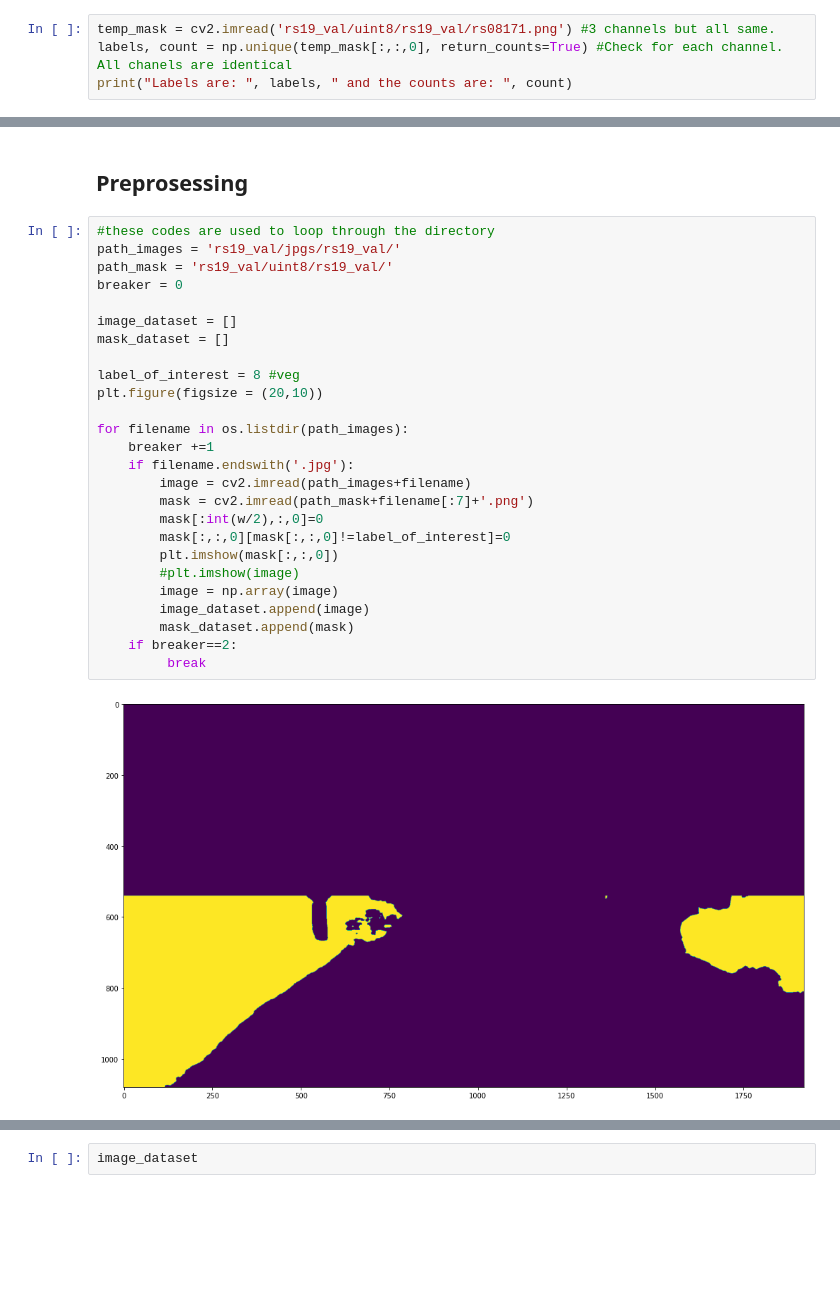
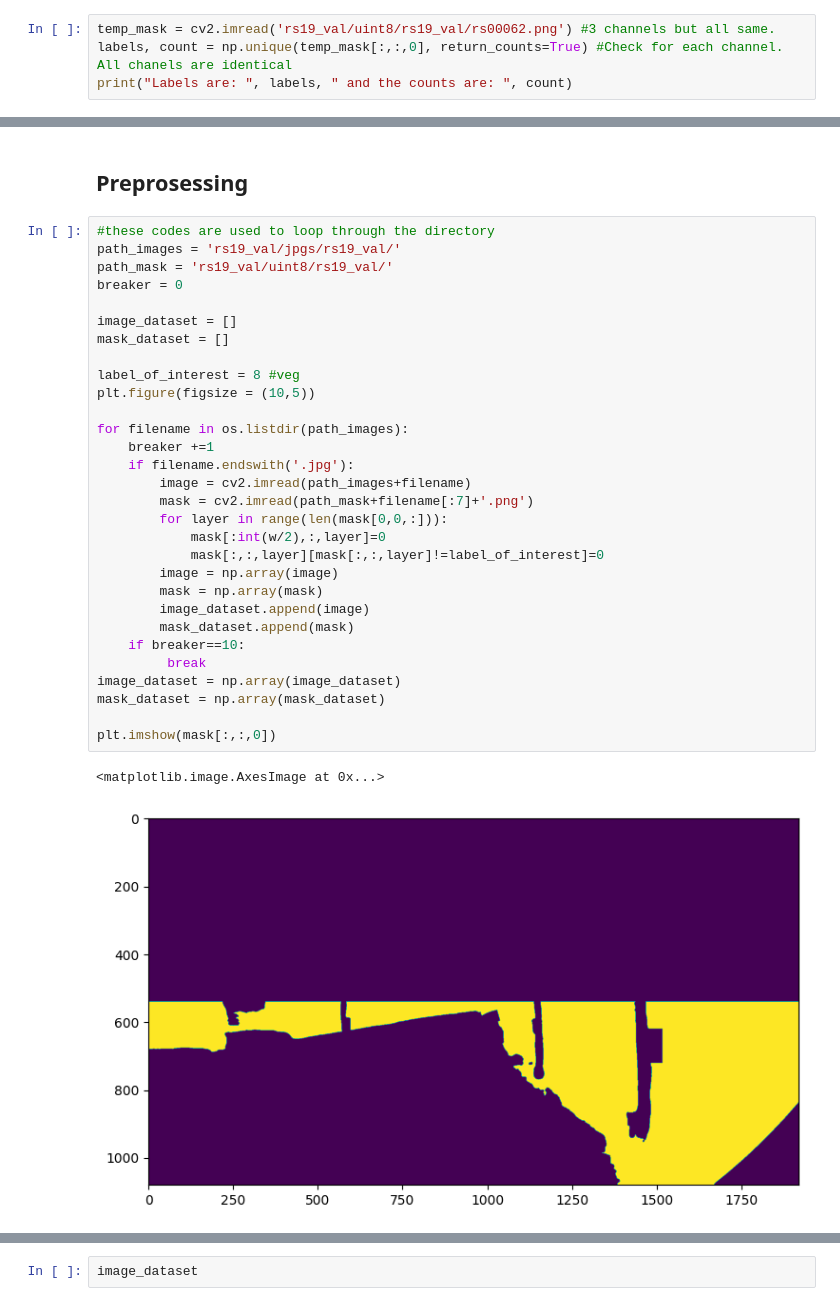
Before and after one commit to khoadaniel/vegetation-detection-railways, a Jupyter notebook: base-line-model.ipynb, the cells around one changed output, grey strips where cells are left out. Saved outputs shown, nothing was run; the diff lists cells and outputs as text; blank space fills up the shorter version.

```diff
--- a/base-line-model.ipynb
+++ b/base-line-model.ipynb
@@ -8,7 +10,7 @@ from matplotlib.pyplot import figure
 # %% [markdown]
 ## EDA
 # %%
-temp_mask = cv2.imread('rs19_val/uint8/rs19_val/rs08171.png') #3 channels but all same.
+temp_mask = cv2.imread('rs19_val/uint8/rs19_val/rs00062.png') #3 channels but all same.
 labels, count = np.unique(temp_mask[:,:,0], return_counts=True) #Check for each channel. All chanels are identical
 print("Labels are: ", labels, " and the counts are: ", count)
 # %% [output]
@@ -41,28 +50,33 @@ len(np.unique(temp_mask[:,:,0]))
 # %%
 #these codes are used to loop through the directory
 path_images = 'rs19_val/jpgs/rs19_val/'
 path_mask = 'rs19_val/uint8/rs19_val/'
 breaker = 0
 
 image_dataset = []
 mask_dataset = []
 
 label_of_interest = 8 #veg
-plt.figure(figsize = (20,10))
+plt.figure(figsize = (10,5))
 
 for filename in os.listdir(path_images):
     breaker +=1
     if filename.endswith('.jpg'):
         image = cv2.imread(path_images+filename)
         mask = cv2.imread(path_mask+filename[:7]+'.png')
-        mask[:int(w/2),:,0]=0
-        mask[:,:,0][mask[:,:,0]!=label_of_interest]=0
-        plt.imshow(mask[:,:,0])
-        #plt.imshow(image)
+        for layer in range(len(mask[0,0,:])):
+            mask[:int(w/2),:,layer]=0
+            mask[:,:,layer][mask[:,:,layer]!=label_of_interest]=0
         image = np.array(image)
+        mask = np.array(mask)
         image_dataset.append(image)
         mask_dataset.append(mask)
-    if breaker==2:
+    if breaker==10:
          break
+image_dataset = np.array(image_dataset)
+mask_dataset = np.array(mask_dataset)
+
+plt.imshow(mask[:,:,0])
 # %% [output]
+<matplotlib.image.AxesImage at 0x...>
-[figure, old version]
+[figure, new version]
```
Also changed, not shown: parts of 16 cells of this notebook, 2 other files.
